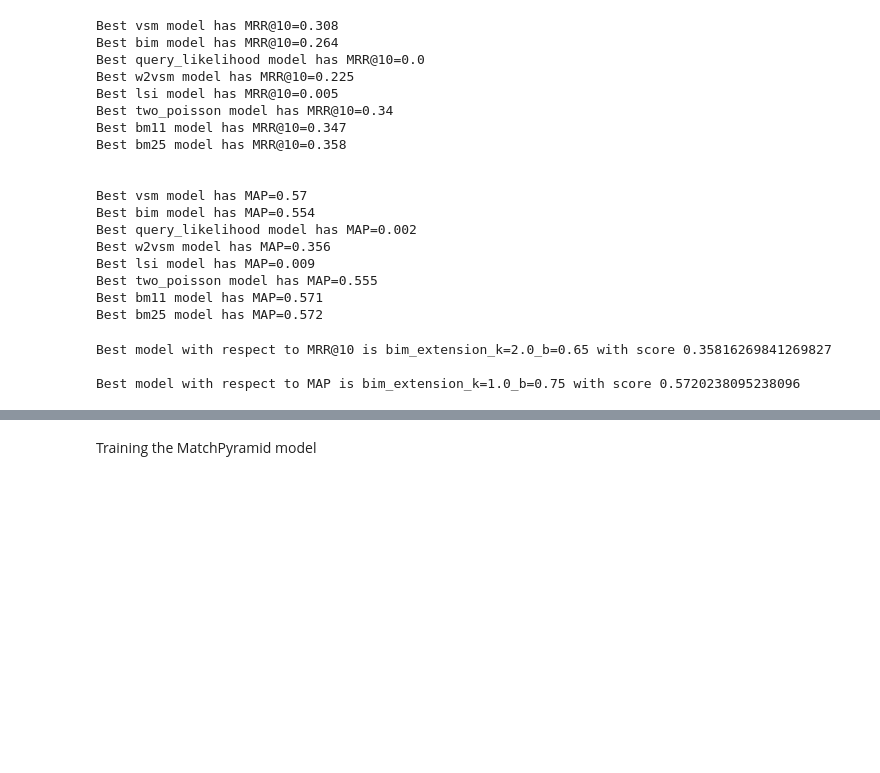
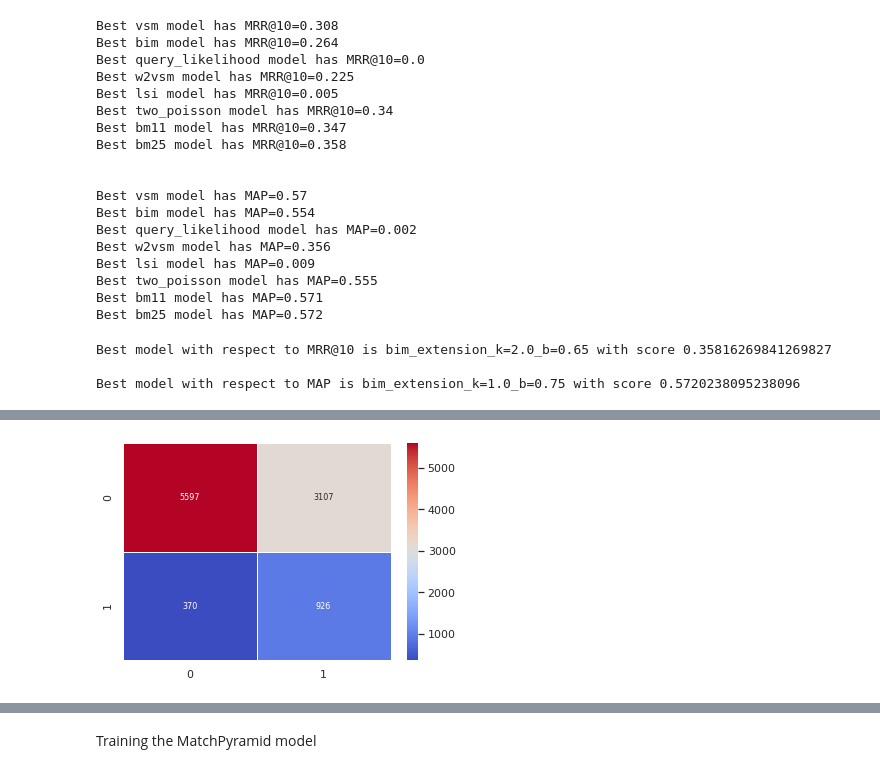
Before and after one commit to geosarr/search-engine, a Jupyter notebook: tutorial_search_engine.ipynb, the cells around one changed output, grey strips where cells are left out. Drawn from its saved outputs; the diff is of its cells as text; code cells hidden in the pictures; blank space fills up the shorter version.

```diff
--- a/tutorial_search_engine.ipynb
+++ b/tutorial_search_engine.ipynb
@@ -645,0 +679,35 @@ Best model with respect to MAP is bim_extension_k=1.0_b=0.75 with score 0.572023
+# %%
+# Construct model inputs (tokenize and concatenate query and passage)
+l_input_ids, l_attention_mask, l_selected = [],[],[]
+for i in tqdm(range(len(df))):
+    l_selected = l_selected + list(df["passages"][i]["is_selected"])
+    q = df["query"].iloc[i]
+    q = tokenizer(q, max_length=64, truncation=True)
+    q_len = len(q['input_ids'])
+    for j in range(len(df["passages"][i]["is_selected"])):
+        p = df["passages"][i]["passage_text"][j]
+        p = tokenizer(p, max_length=512-q_len+1, padding="max_length", truncation=True)
+        # remove the extra [CLS] token
+        p['input_ids'] = p['input_ids'][1:]
+        p['attention_mask'] = p['attention_mask'][1:]
+        # merge
+        l_input_ids.append(q['input_ids']+p['input_ids'])
+        l_attention_mask.append(q['attention_mask']+p['attention_mask'])
+# %%
+# create dataloaders
+dataset_df = pd.DataFrame(list(zip(l_input_ids, l_attention_mask, l_selected)), columns=["input_ids", "attention_mask", "labels"])
+train_dataset = datasets.Dataset.from_pandas(dataset_df)
+eval_dataset = train_dataset.shuffle(seed=42).select(range(10000))
+train_dataset = train_dataset.shuffle(seed=42).select(range(10000,len(train_dataset)))
+train_dataloader = DataLoader(train_dataset, shuffle=True, batch_size=16)
+eval_dataloader = DataLoader(eval_dataset, batch_size=16)
+# %%
+# define model and optimizer
+model = DistilBertForSequenceClassification.from_pretrained("distilbert-base-uncased", num_labels=3)
+model.to(device)
+optimizer = Adam(model.parameters(), lr=1e-5)
+num_epochs = 2
+num_training_steps = num_epochs * len(train_dataloader)
+lr_scheduler = get_scheduler(
+    name="linear", optimizer=optimizer, num_warmup_steps=3000, num_training_steps=num_training_steps
+)
@@ -645,0 +799,10 @@ Best model with respect to MAP is bim_extension_k=1.0_b=0.75 with score 0.572023
+# %%
+# Confusion matrix
+names = ["0", "1"]
+cm = confusion_matrix(np.array(trues).flatten(), np.array(preds).flatten())
+df_cm = pd.DataFrame(cm, index=names, columns=names)
+sn.set(font_scale=1)
+sn.heatmap(df_cm, annot=True, annot_kws={"size": 8}, cmap='coolwarm', linewidth=0.5, fmt="")
+plt.show()
+# %% [output]
+[figure, added]
```
Also changed, not shown: parts of 52 cells of this notebook.
